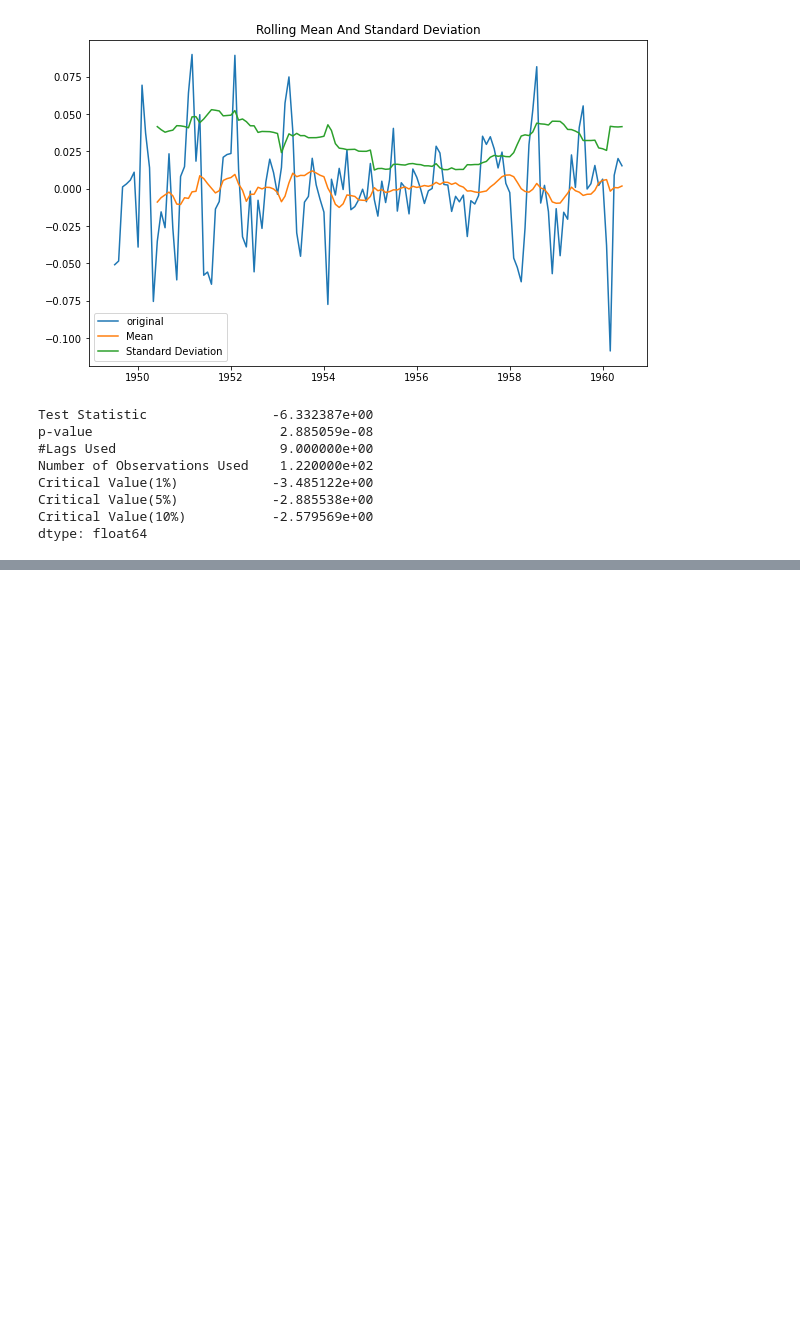
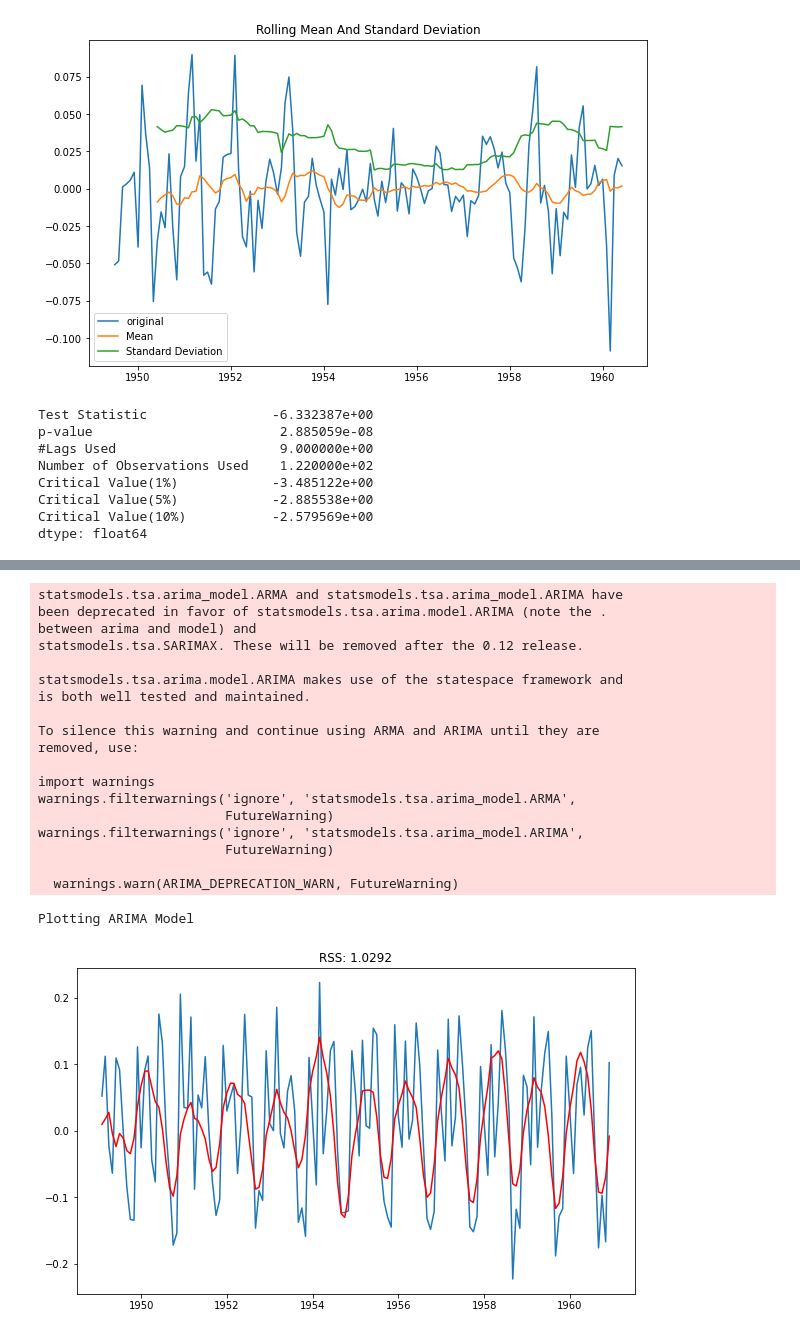
Before and after one commit to JayantGoel001/Time-Series, a Jupyter notebook: time series Air passengers.ipynb, the cells around one changed output, grey strips where cells are left out. Drawn from its saved outputs; the diff is of its cells as text; code cells hidden in the pictures; blank space fills up the shorter version.

```diff
--- a/time series Air passengers.ipynb
+++ b/time series Air passengers.ipynb
@@ -330,0 +353,29 @@ dtype: float64
+# %%
+#ARIMA
+model = ARIMA(indexedDataSet_log,order=(2,1,2))
+results_ARIMA = model.fit(disp=-1)
+plt.plot(datasetLogDiffShifting)
+plt.plot(results_ARIMA.fittedvalues,color='red')
+plt.title('RSS: %.4f'%sum((results_ARIMA.fittedvalues-datasetLogDiffShifting['Passengers'])**2))
+print("Plotting ARIMA Model")
+# %% [output]
+statsmodels.tsa.arima_model.ARMA and statsmodels.tsa.arima_model.ARIMA have
+been deprecated in favor of statsmodels.tsa.arima.model.ARIMA (note the .
+between arima and model) and
+statsmodels.tsa.SARIMAX. These will be removed after the 0.12 release.
+
+statsmodels.tsa.arima.model.ARIMA makes use of the statespace framework and
+is both well tested and maintained.
+
+To silence this warning and continue using ARMA and ARIMA until they are
+removed, use:
+
+import warnings
+warnings.filterwarnings('ignore', 'statsmodels.tsa.arima_model.ARMA',
+                        FutureWarning)
+warnings.filterwarnings('ignore', 'statsmodels.tsa.arima_model.ARIMA',
+                        FutureWarning)
+
+  warnings.warn(ARIMA_DEPRECATION_WARN, FutureWarning)
+Plotting ARIMA Model
+[figure, added]
```
Also changed, not shown: parts of 5 cells of this notebook.
